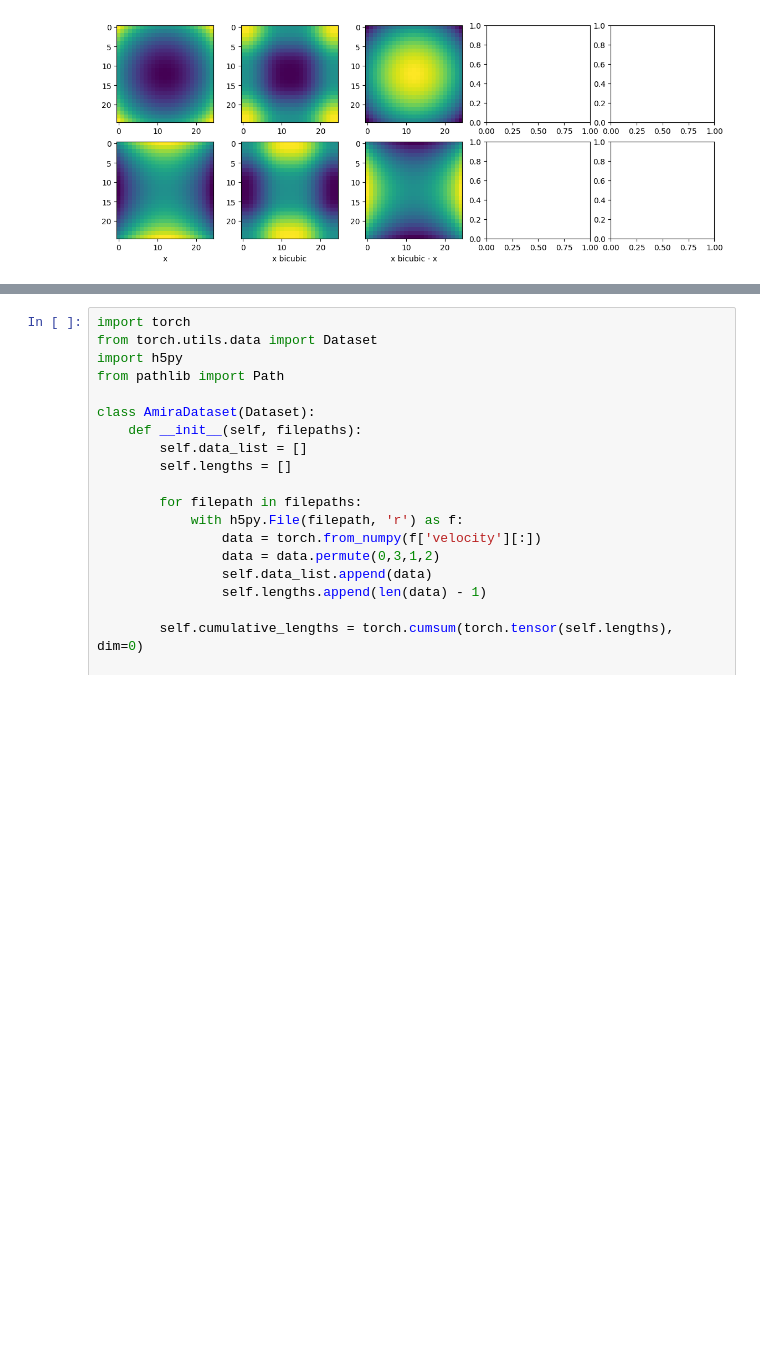
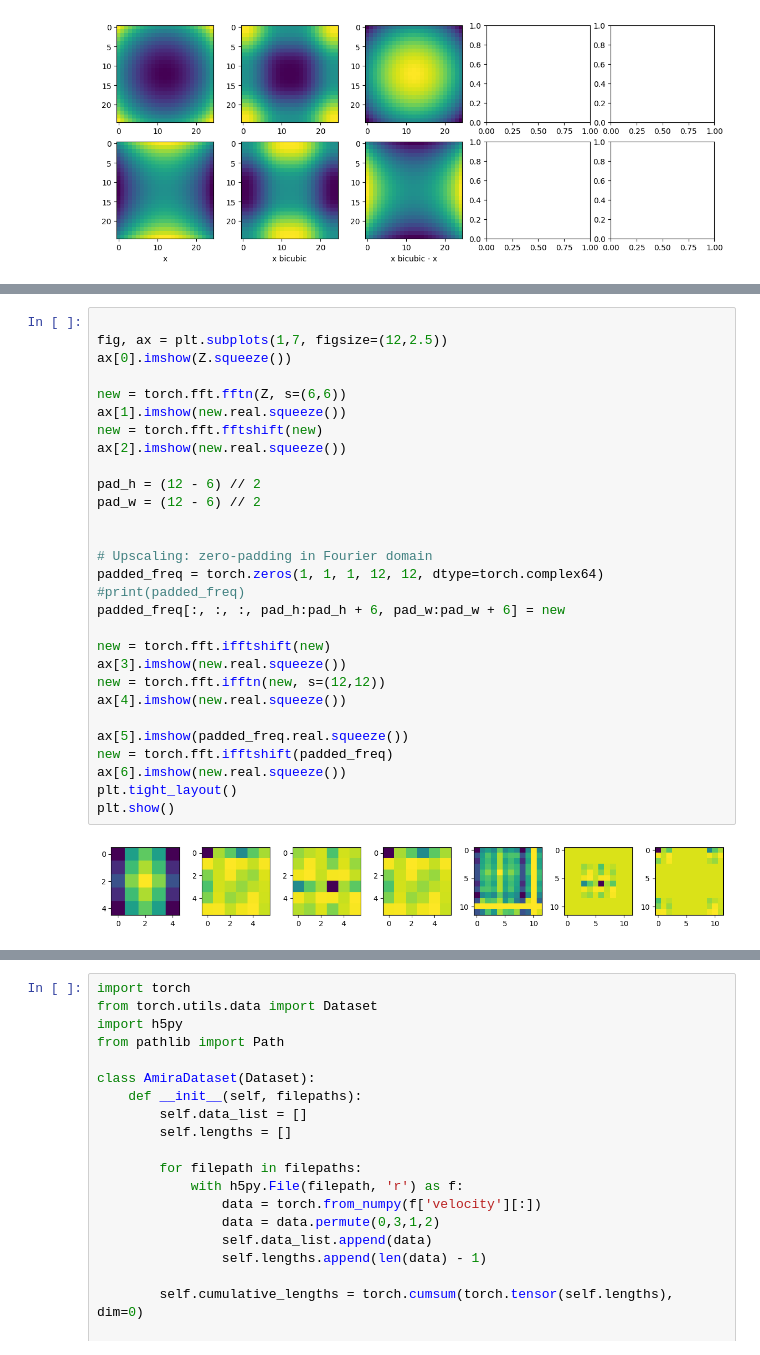
Before and after one commit to tpharmsen/AutoregressiveNeuralOperators, a Jupyter notebook: test.ipynb, the cells around one changed output, grey strips where cells are left out. Drawn from its saved outputs; the diff is of its cells as text; blank space fills up the shorter version.

Commit message:
fourier interpolation

```diff
--- a/test.ipynb
+++ b/test.ipynb
@@ -239,0 +206,31 @@ torch.Size([1, 1, 3, 4, 4])
+# %%
+
+fig, ax = plt.subplots(1,7, figsize=(12,2.5))
+ax[0].imshow(Z.squeeze())
+
+new = torch.fft.fftn(Z, s=(6,6))
+ax[1].imshow(new.real.squeeze())
+new = torch.fft.fftshift(new)
+ax[2].imshow(new.real.squeeze())
+
+pad_h = (12 - 6) // 2
+pad_w = (12 - 6) // 2
+
+
+# Upscaling: zero-padding in Fourier domain
+padded_freq = torch.zeros(1, 1, 1, 12, 12, dtype=torch.complex64)
+#print(padded_freq)
+padded_freq[:, :, :, pad_h:pad_h + 6, pad_w:pad_w + 6] = new
+
+new = torch.fft.ifftshift(new)
+ax[3].imshow(new.real.squeeze())
+new = torch.fft.ifftn(new, s=(12,12))
+ax[4].imshow(new.real.squeeze())
+
+ax[5].imshow(padded_freq.real.squeeze())
+new = torch.fft.ifftshift(padded_freq)
+ax[6].imshow(new.real.squeeze())
+plt.tight_layout()
+plt.show()
+# %% [output]
+[figure, added]
```
Also changed, not shown: parts of 8 cells of this notebook.
